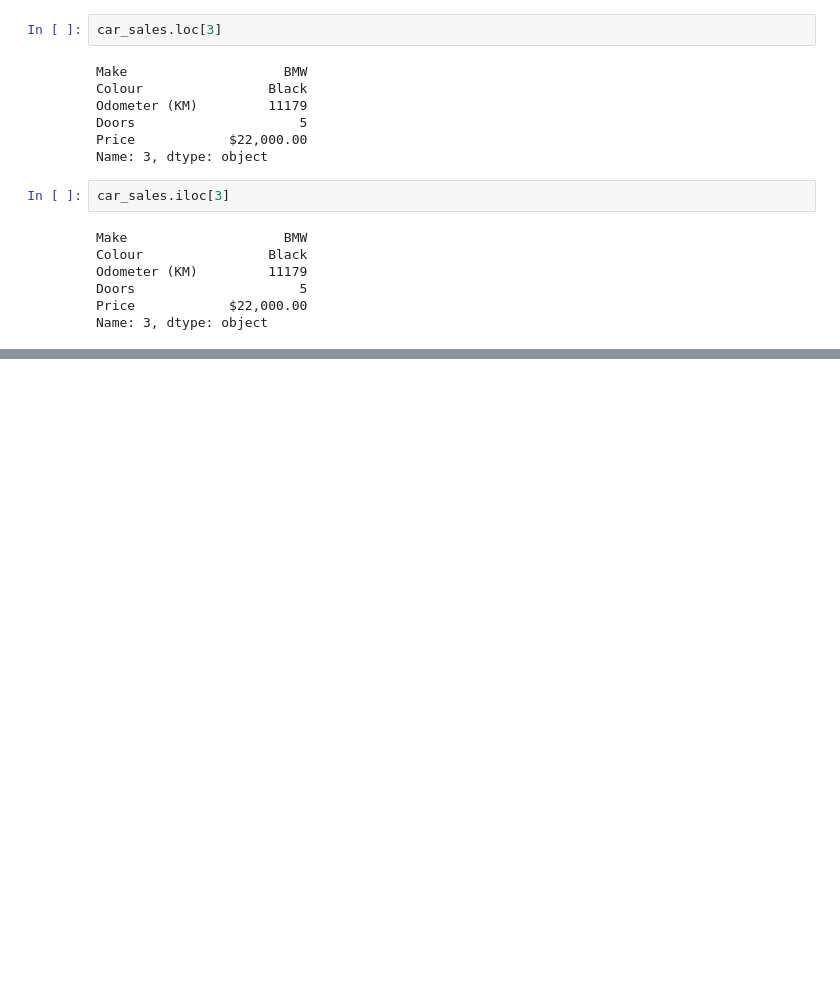
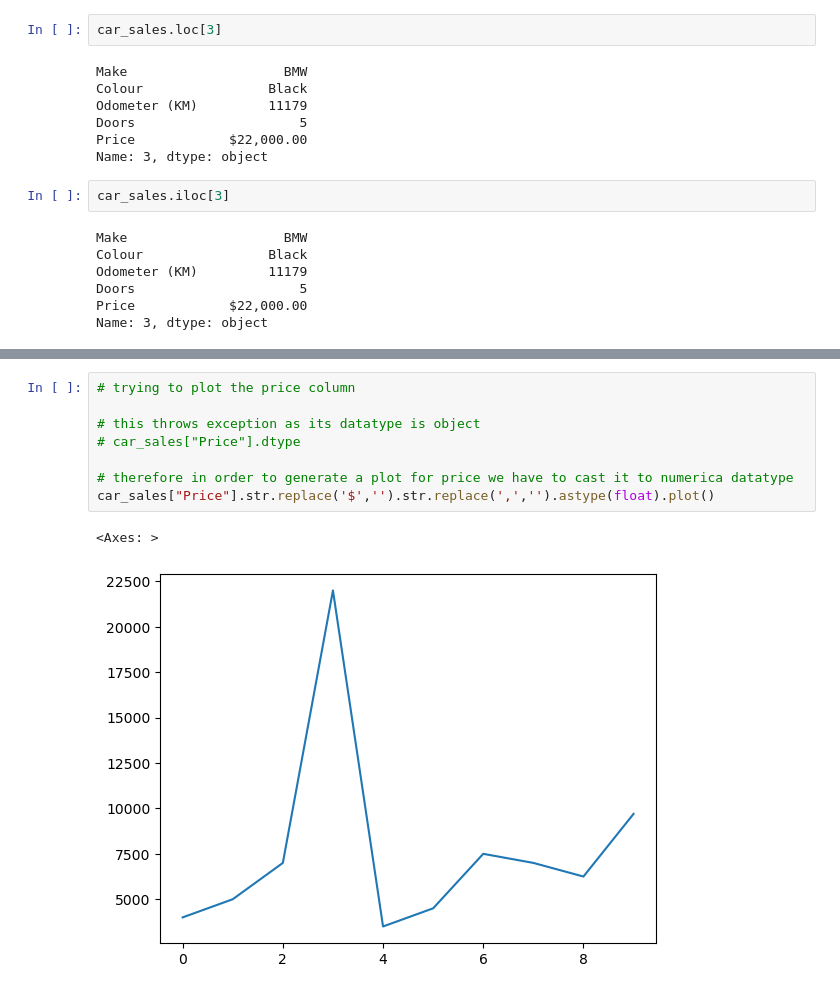
Before and after one commit to partha001/python, a Jupyter notebook: ex01DataAnalysisWithPandas/ex02SeriesDataframesCsv.ipynb, the cells around one changed output, grey strips where cells are left out. Cells and saved outputs as stored; diff of their text form; blank space fills up the shorter version.

```diff
--- a/ex01DataAnalysisWithPandas/ex02SeriesDataframesCsv.ipynb
+++ b/ex01DataAnalysisWithPandas/ex02SeriesDataframesCsv.ipynb
@@ -258,0 +358,11 @@ Name: 3, dtype: object
+# %%
+# trying to plot the price column
+
+# this throws exception as its datatype is object
+# car_sales["Price"].dtype
+
+# therefore in order to generate a plot for price we have to cast it to numerica datatype
+car_sales["Price"].str.replace('$','').str.replace(',','').astype(float).plot()
+# %% [output]
+<Axes: >
+[figure, added]
```
Also changed, not shown: parts of 16 cells of this notebook, 2 other files.
